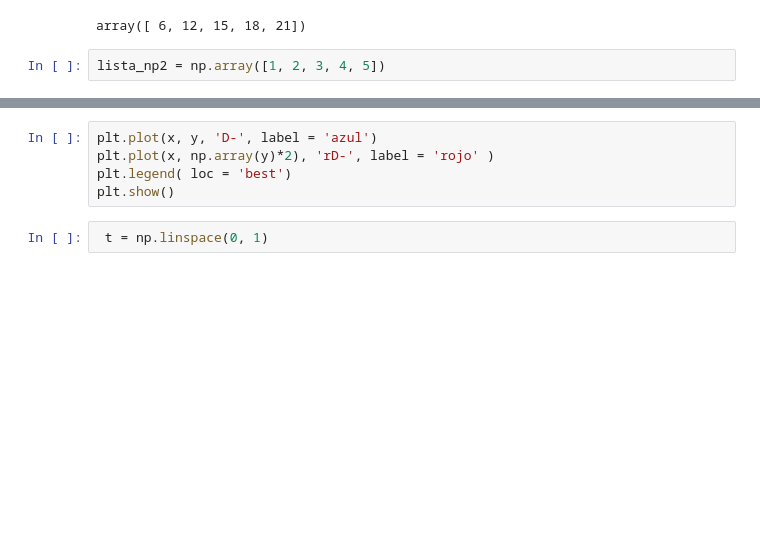
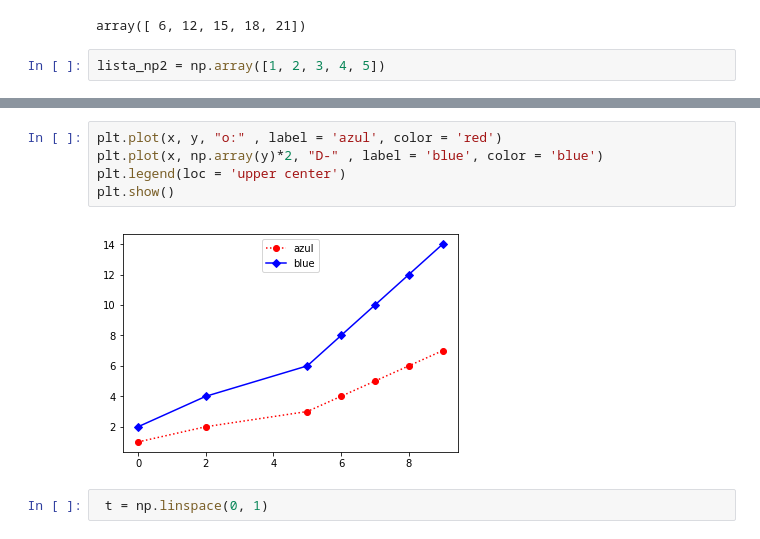
Before and after one commit to lazarusA/python-bebes, a Jupyter notebook: AxelM.ipynb, the cells around one changed output, grey strips where cells are left out. Saved outputs shown, nothing was run; the diff lists cells and outputs as text; blank space fills up the shorter version.

```diff
--- a/AxelM.ipynb
+++ b/AxelM.ipynb
@@ -118,8 +159,10 @@ lista_np2 = np.array([1, 2, 3, 4, 5])
 # %%
-plt.plot(x, y, 'D-', label = 'azul')
-plt.plot(x, np.array(y)*2), 'rD-', label = 'rojo' )
-plt.legend( loc = 'best')
+plt.plot(x, y, "o:" , label = 'azul', color = 'red')
+plt.plot(x, np.array(y)*2, "D-" , label = 'blue', color = 'blue')
+plt.legend(loc = 'upper center')
 plt.show()
+# %% [output]
+[figure, added]
 # %%
  t = np.linspace(0, 1)
 # %%
```
Also changed, not shown: parts of 15 cells of this notebook.
